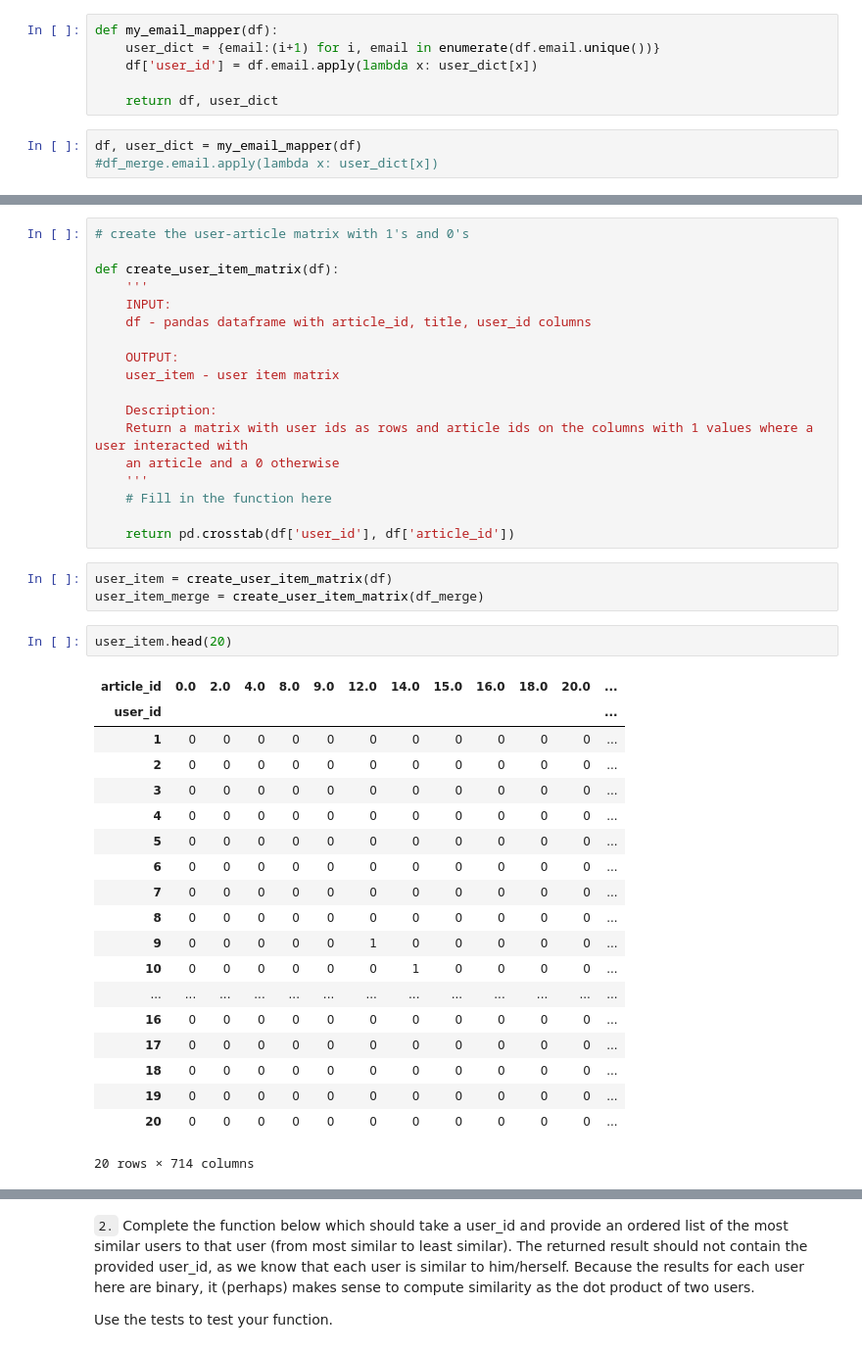
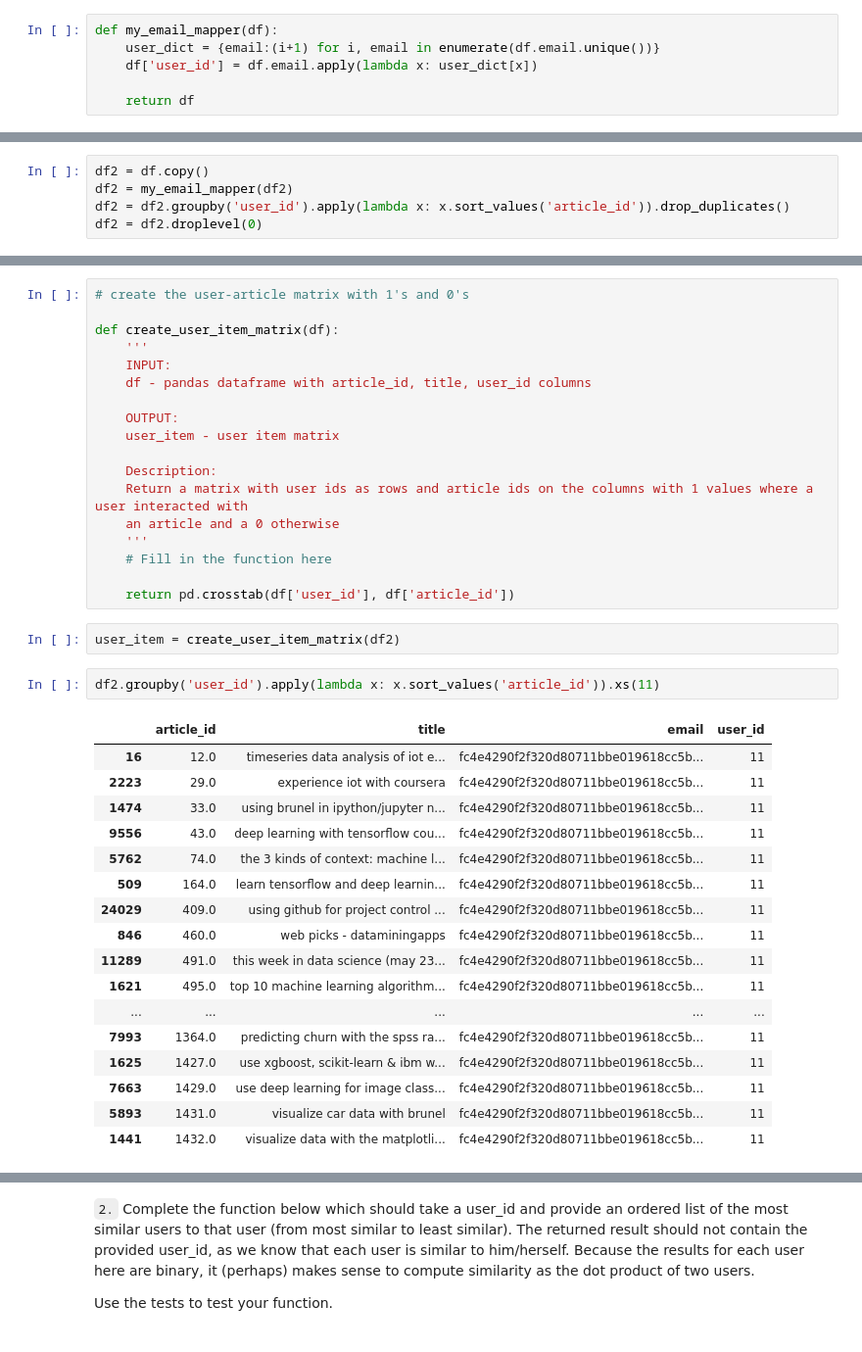
Before and after one commit to bvcmartins/recommendations_IBM, a Jupyter notebook: recommendations.ipynb, the cells around one changed output, grey strips where cells are left out. Shown at 98% size. Saved outputs shown, nothing was run; the diff lists cells and outputs as text.

Commit message:
refactored code and added get_top_sorted_users function

```diff
--- a/recommendations.ipynb
+++ b/recommendations.ipynb
@@ -324,7 +298,4 @@ def my_email_mapper(df):
     user_dict = {email:(i+1) for i, email in enumerate(df.email.unique())}
     df['user_id'] = df.email.apply(lambda x: user_dict[x])
 
-    return df, user_dict
+    return df
-# %%
-df, user_dict = my_email_mapper(df)
-#df_merge.email.apply(lambda x: user_dict[x])
@@ -332,0 +302,5 @@ df_merge['user_id'] = df_merge.email.apply(lambda x: user_dict[x])
+# %%
+df2 = df.copy()
+df2 = my_email_mapper(df2)
+df2 = df2.groupby('user_id').apply(lambda x: x.sort_values('article_id')).drop_duplicates()
+df2 = df2.droplevel(0)
@@ -472,28 +460,25 @@ def create_user_item_matrix(df):
     # Fill in the function here
 
     return pd.crosstab(df['user_id'], df['article_id'])
-# %%
-user_item = create_user_item_matrix(df)
-user_item_merge = create_user_item_matrix(df_merge)
-# %%
-user_item.head(20)
-# %% [output]
-| article_id | 0.0 | 2.0 | 4.0 | 8.0 | 9.0 | 12.0 | 14.0 | 15.0 | 16.0 | 18.0 | 20.0 | ... |
-| user_id |  |  |  |  |  |  |  |  |  |  |  | ... |
-| 1 | 0 | 0 | 0 | 0 | 0 | 0 | 0 | 0 | 0 | 0 | 0 | ... |
-| 2 | 0 | 0 | 0 | 0 | 0 | 0 | 0 | 0 | 0 | 0 | 0 | ... |
-| 3 | 0 | 0 | 0 | 0 | 0 | 0 | 0 | 0 | 0 | 0 | 0 | ... |
-| 4 | 0 | 0 | 0 | 0 | 0 | 0 | 0 | 0 | 0 | 0 | 0 | ... |
-| 5 | 0 | 0 | 0 | 0 | 0 | 0 | 0 | 0 | 0 | 0 | 0 | ... |
-| 6 | 0 | 0 | 0 | 0 | 0 | 0 | 0 | 0 | 0 | 0 | 0 | ... |
-| 7 | 0 | 0 | 0 | 0 | 0 | 0 | 0 | 0 | 0 | 0 | 0 | ... |
-| 8 | 0 | 0 | 0 | 0 | 0 | 0 | 0 | 0 | 0 | 0 | 0 | ... |
-| 9 | 0 | 0 | 0 | 0 | 0 | 1 | 0 | 0 | 0 | 0 | 0 | ... |
-| 10 | 0 | 0 | 0 | 0 | 0 | 0 | 1 | 0 | 0 | 0 | 0 | ... |
-| ... | ... | ... | ... | ... | ... | ... | ... | ... | ... | ... | ... | ... |
-| 16 | 0 | 0 | 0 | 0 | 0 | 0 | 0 | 0 | 0 | 0 | 0 | ... |
-| 17 | 0 | 0 | 0 | 0 | 0 | 0 | 0 | 0 | 0 | 0 | 0 | ... |
-| 18 | 0 | 0 | 0 | 0 | 0 | 0 | 0 | 0 | 0 | 0 | 0 | ... |
-| 19 | 0 | 0 | 0 | 0 | 0 | 0 | 0 | 0 | 0 | 0 | 0 | ... |
-| 20 | 0 | 0 | 0 | 0 | 0 | 0 | 0 | 0 | 0 | 0 | 0 | ... |
-20 rows × 714 columns
+# %%
+user_item = create_user_item_matrix(df2)
+# %%
+df2.groupby('user_id').apply(lambda x: x.sort_values('article_id')).xs(11)
+# %% [output]
+|  | article_id | title | email | user_id |
+| 16 | 12.0 | timeseries data analysis of iot e... | fc4e4290f2f320d80711bbe019618cc5b... | 11 |
+| 2223 | 29.0 | experience iot with coursera | fc4e4290f2f320d80711bbe019618cc5b... | 11 |
+| 1474 | 33.0 | using brunel in ipython/jupyter n... | fc4e4290f2f320d80711bbe019618cc5b... | 11 |
+| 9556 | 43.0 | deep learning with tensorflow cou... | fc4e4290f2f320d80711bbe019618cc5b... | 11 |
+| 5762 | 74.0 | the 3 kinds of context: machine l... | fc4e4290f2f320d80711bbe019618cc5b... | 11 |
+| 509 | 164.0 | learn tensorflow and deep learnin... | fc4e4290f2f320d80711bbe019618cc5b... | 11 |
+| 24029 | 409.0 | using github for project control ... | fc4e4290f2f320d80711bbe019618cc5b... | 11 |
+| 846 | 460.0 | web picks - dataminingapps | fc4e4290f2f320d80711bbe019618cc5b... | 11 |
+| 11289 | 491.0 | this week in data science (may 23... | fc4e4290f2f320d80711bbe019618cc5b... | 11 |
+| 1621 | 495.0 | top 10 machine learning algorithm... | fc4e4290f2f320d80711bbe019618cc5b... | 11 |
+| ... | ... | ... | ... | ... |
+| 7993 | 1364.0 | predicting churn with the spss ra... | fc4e4290f2f320d80711bbe019618cc5b... | 11 |
+| 1625 | 1427.0 | use xgboost, scikit-learn & ibm w... | fc4e4290f2f320d80711bbe019618cc5b... | 11 |
+| 7663 | 1429.0 | use deep learning for image class... | fc4e4290f2f320d80711bbe019618cc5b... | 11 |
+| 5893 | 1431.0 | visualize car data with brunel | fc4e4290f2f320d80711bbe019618cc5b... | 11 |
+| 1441 | 1432.0 | visualize data with the matplotli... | fc4e4290f2f320d80711bbe019618cc5b... | 11 |
```
Also changed, not shown: parts of 78 cells of this notebook.
